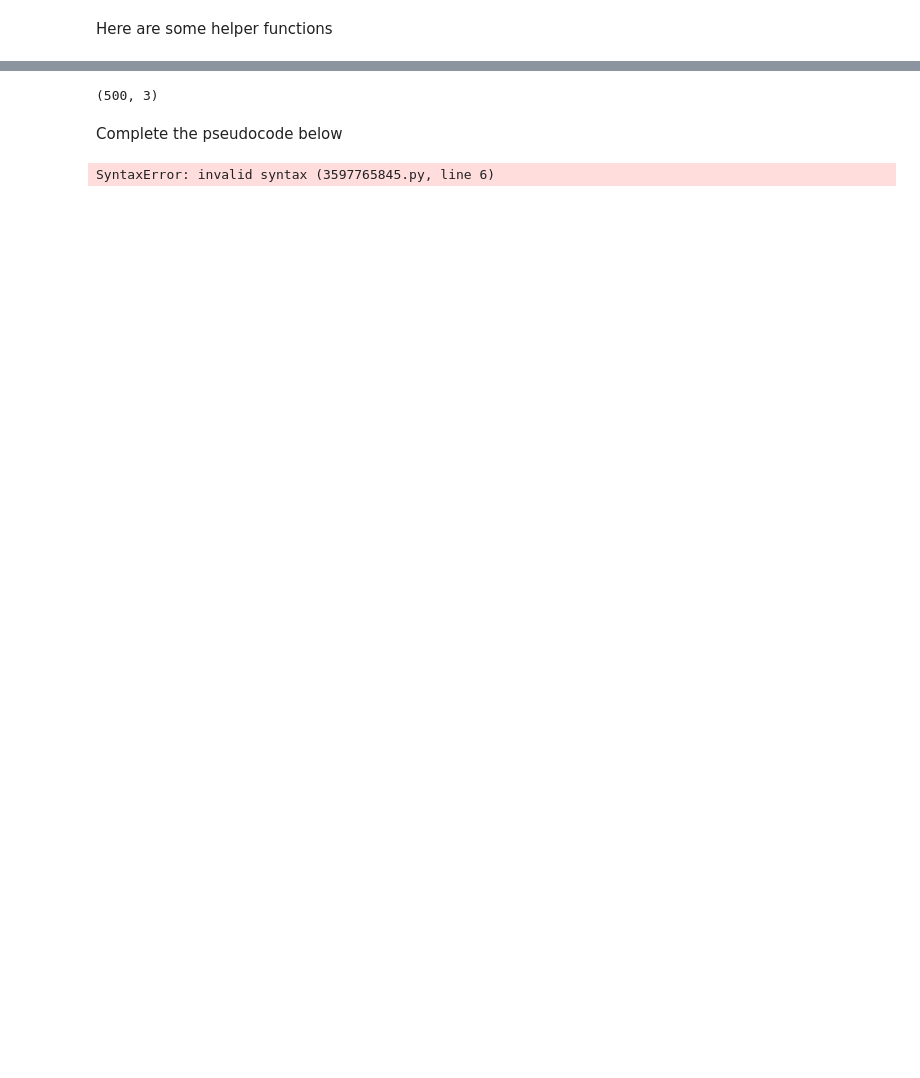
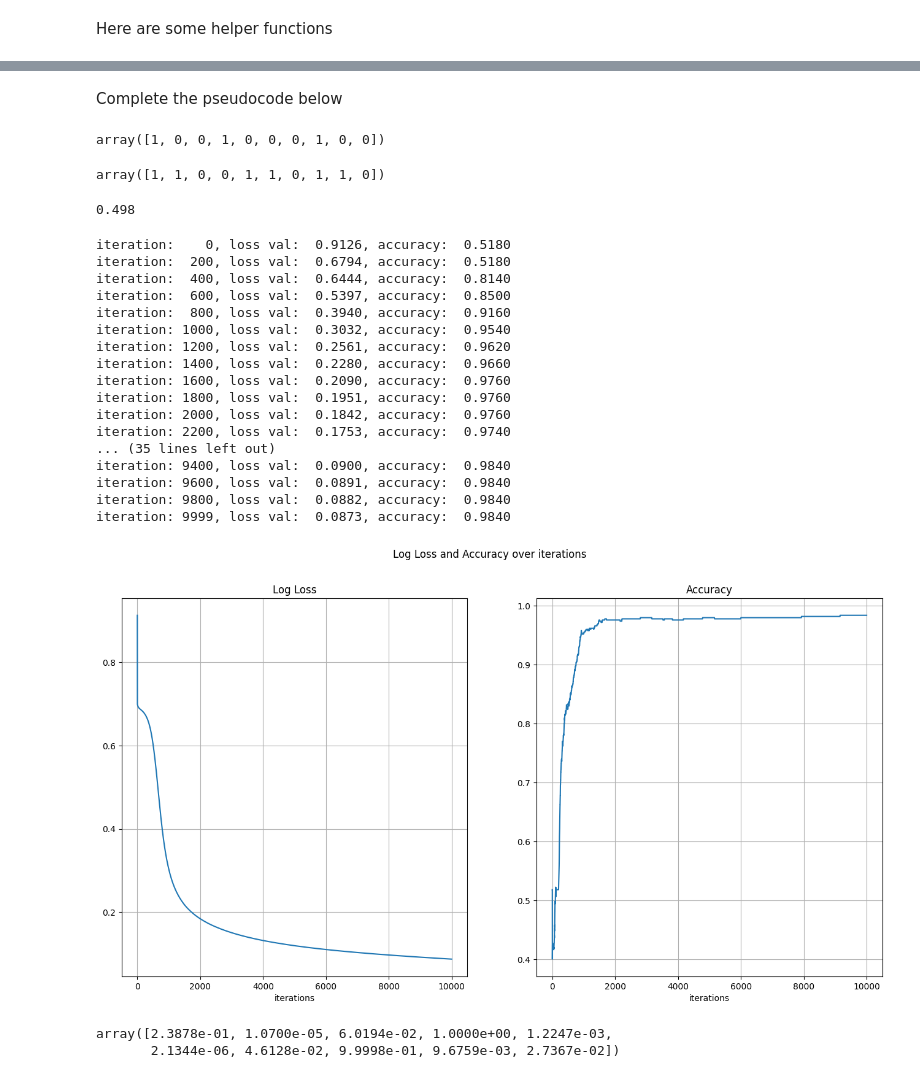
Before and after one commit to Unchana19/deep-learning, a Jupyter notebook: 03_Backprop_HW.ipynb, the cells around one changed output, grey strips where cells are left out. Saved outputs shown, nothing was run; the diff lists cells and outputs as text; code cells hidden in the pictures; blank space fills up the shorter version.

```diff
--- a/03_Backprop_HW.ipynb
+++ b/03_Backprop_HW.ipynb
@@ -86,7 +86,7 @@ def loss_fn(y_true, y_pred, eps=1e-16):
     return -(np.sum(y_true*np.log(y_pred)) + np.sum((1-y_true)*np.log(1-y_pred)))/len(y_true)
 
 
-def forward_pass(W1, W2):
+def forward_pass(W_1, W_2):
     """
     Does a forward computation of the neural network
     Takes the input `x_mat` (global variable) and produces the output `y_pred`
@@ -132,33 +124,68 @@ array([[ 0.83973721, -0.89962858,  1.        ],
-# %%
-x_mat_full.shape
-# %% [output]
-(500, 3)
 # %% [markdown]
 Complete the pseudocode below
+# %%
+y[:10]
+# %% [output]
+array([1, 0, 0, 1, 0, 0, 0, 1, 0, 0])
+# %%
+(y_pred >= 0.5).astype(int)[:10]
+# %% [output]
+array([1, 1, 0, 0, 1, 1, 0, 1, 1, 0])
+# %%
+((y_pred >= 0.5).astype(int) == y).sum() / y.shape[0]
+# %% [output]
+0.498
 # %%
 #### Initialize the network parameters
 
 np.random.seed(1241)
 
-units = 4
-W_1 =
-W_2 =
-num_iter =
-learning_rate =
+units = 20
+W_1 = np.random.uniform(-1, 1, size=(x_mat_full.shape[-1], units))
+W_2 = np.random.uniform(-1, 1, size=(units, 1))
+num_iter = 10000
+learning_rate = 0.001
 x_mat = x_mat_full
 
 loss_vals, accuracies = [], []
 for i in range(num_iter):
     ### Do a forward computation,  and get the gradient
+    y_pred, (J_W_1_grad, J_W_2_grad) = forward_pass(W_1, W_2)
 
     ## Update the weight matrices
+    W_1 = W_1 - learning_rate * J_W_1_grad
+    W_2 = W_2 - learning_rate * J_W_2_grad
 
     ### Compute the loss and accuracy
+    loss_val = loss_fn(y, y_pred)
+    accuracy = ((y_pred >= 0.5).astype(int) == y).sum() / y.shape[0]
+
+    loss_vals.append(loss_val)
+    accuracies.append(accuracy)
 
     ## Print the loss and accuracy for every 200th iteration
+    if i % 200 == 0 or i == num_iter - 1:
+        print(f'iteration: {i:4}, loss val: {loss_val: .4f}, accuracy: {accuracy: .4f}')
 
 plot_loss_accuracy(loss_vals, accuracies)
 # %% [output]
-SyntaxError: invalid syntax (3597765845.py, line 6)
+iteration:    0, loss val:  0.9126, accuracy:  0.5180
+iteration:  200, loss val:  0.6794, accuracy:  0.5180
+iteration:  400, loss val:  0.6444, accuracy:  0.8140
+iteration:  600, loss val:  0.5397, accuracy:  0.8500
+iteration:  800, loss val:  0.3940, accuracy:  0.9160
+iteration: 1000, loss val:  0.3032, accuracy:  0.9540
+iteration: 1200, loss val:  0.2561, accuracy:  0.9620
+iteration: 1400, loss val:  0.2280, accuracy:  0.9660
+iteration: 1600, loss val:  0.2090, accuracy:  0.9760
+iteration: 1800, loss val:  0.1951, accuracy:  0.9760
+iteration: 2000, loss val:  0.1842, accuracy:  0.9760
+iteration: 2200, loss val:  0.1753, accuracy:  0.9740
+... (35 lines left out)
+iteration: 9400, loss val:  0.0900, accuracy:  0.9840
+iteration: 9600, loss val:  0.0891, accuracy:  0.9840
+iteration: 9800, loss val:  0.0882, accuracy:  0.9840
+iteration: 9999, loss val:  0.0873, accuracy:  0.9840
+[figure, added]
 # %%
 #### Plot the predicted answers with mistakes in yellow
@@ -164,0 +197,5 @@ SyntaxError: invalid syntax (3597765845.py, line 6)
+# %%
+y_pred[:10]
+# %% [output]
+array([2.3878e-01, 1.0700e-05, 6.0194e-02, 1.0000e+00, 1.2247e-03,
+       2.1344e-06, 4.6128e-02, 9.9998e-01, 9.6759e-03, 2.7367e-02])
```
Also changed, not shown: parts of 5 cells of this notebook.
